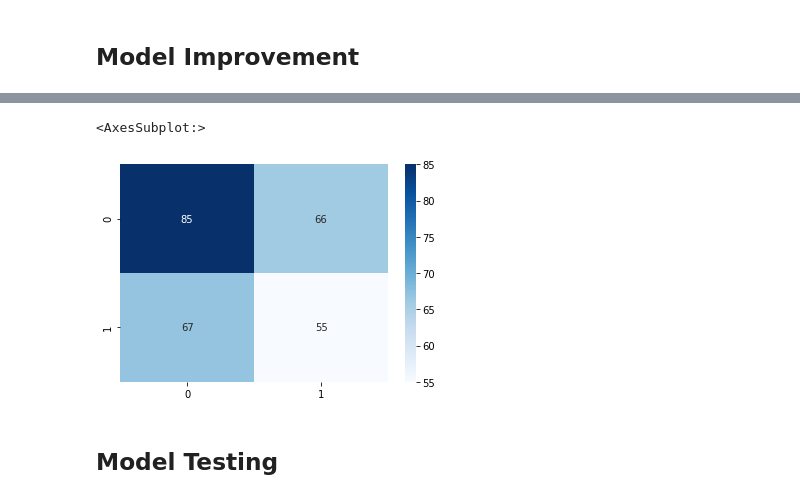
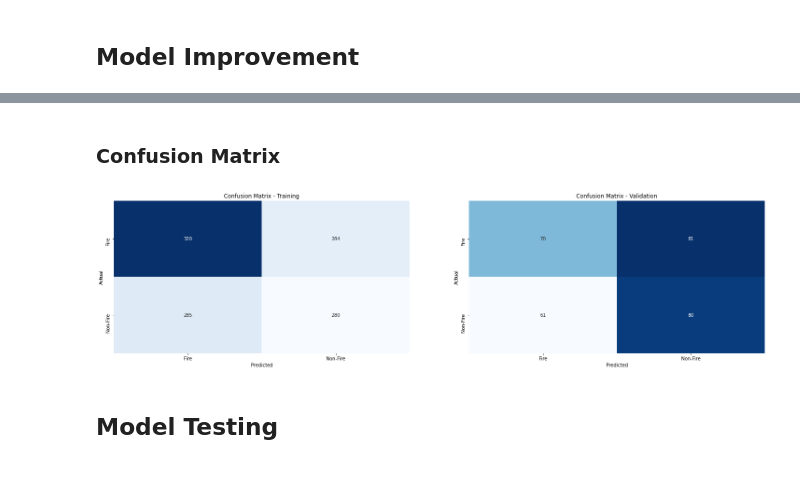
Before and after one commit to Penzragon/h8dsft_Milestone2P2, a Jupyter notebook: newscript.ipynb, the cells around one changed output, grey strips where cells are left out. Cells and saved outputs as stored; diff of their text form; code cells hidden in the pictures.

```diff
--- a/newscript.ipynb
+++ b/newscript.ipynb
@@ -424,14 +401,29 @@ plt.show()
-# %%
-# Confusion Matrix
-y_pred = model.predict(valid_gen)
-y_pred = (y_pred > 0.5).astype(int)
-y_true = valid_gen.classes
-
-conf = confusion_matrix(y_true, y_pred)
-sns.heatmap(conf, annot=True, fmt='d', cmap='Blues')
-# %% [output]
-<AxesSubplot:>
-[figure, removed]
+# %% [markdown]
+### Confusion Matrix
+# %%
+y_pred_train = tf.round(model2.predict(train_data))
+y_pred_test = tf.round(model2.predict(valid_data))
+y_train = train_data.classes
+y_test = valid_data.classes
+# %%
+plt.figure(figsize=(25, 6))
+plt.subplot(1, 2, 1)
+fig = sns.heatmap(confusion_matrix(y_train, y_pred_train), annot=True, fmt='d', cmap='Blues', cbar=False)
+plt.title('Confusion Matrix - Training')
+fig.set_xticklabels(['Fire', 'Non-Fire'])
+fig.set_yticklabels(['Fire', 'Non-Fire'])
+plt.xlabel('Predicted')
+plt.ylabel('Actual')
+plt.subplot(1, 2, 2)
+fig = sns.heatmap(confusion_matrix(y_test, y_pred_test), annot=True, fmt='d', cmap='Blues', cbar=False)
+plt.title('Confusion Matrix - Validation')
+fig.set_xticklabels(['Fire', 'Non-Fire'])
+fig.set_yticklabels(['Fire', 'Non-Fire'])
+plt.xlabel('Predicted')
+plt.ylabel('Actual')
+plt.show()
+# %% [output]
+[figure, added]
 # %% [markdown]
 ## Model Testing
 # %%
```
Also changed, not shown: parts of 17 cells of this notebook.
